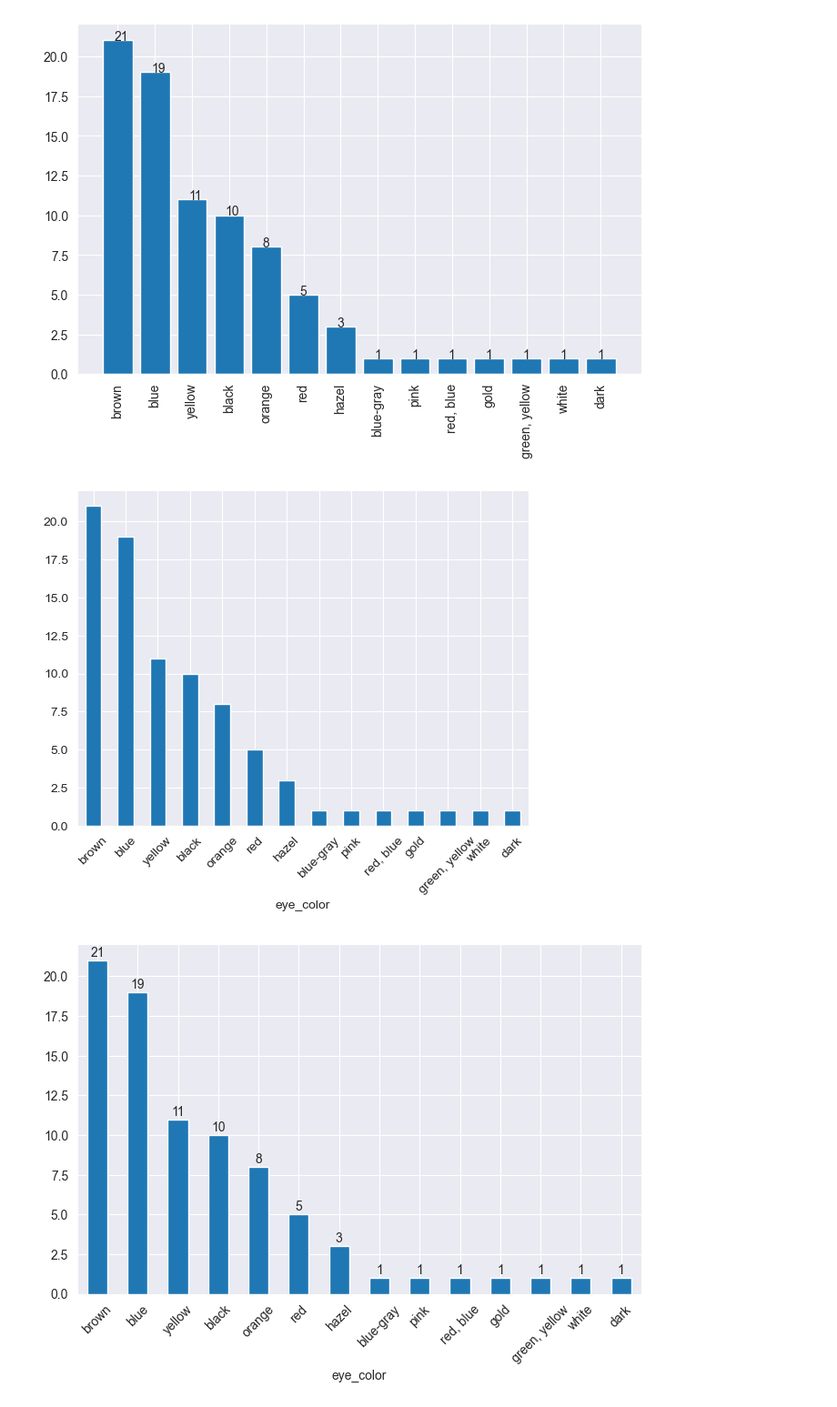
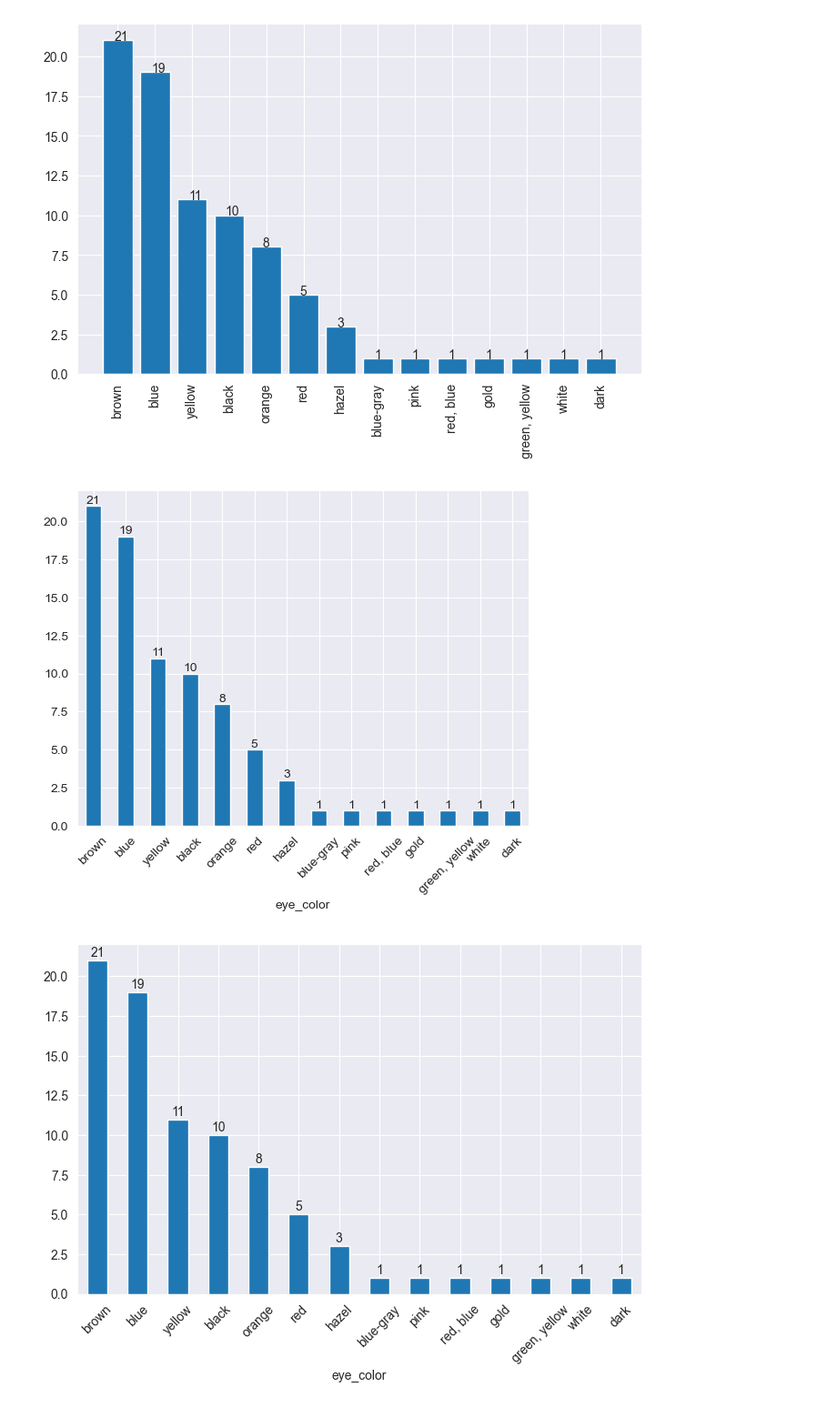
Before and after one commit to tugcese/DVwPy, a Jupyter notebook: Assignment/Star_Wars/Student_Star_Wars_Characters_assigment_1 (matplotlib)_V02.ipynb, the cells around one changed output. Shown at 91% size. Saved outputs shown, nothing was run; the diff lists cells and outputs as text; code cells hidden in the pictures.

```diff
--- a/Assignment/Star_Wars/Student_Star_Wars_Characters_assigment_1 (matplotlib)_V02.ipynb
+++ b/Assignment/Star_Wars/Student_Star_Wars_Characters_assigment_1 (matplotlib)_V02.ipynb
@@ -298,10 +353,11 @@ AttributeError: 'BarContainer' object has no attribute 'annotate'
 [figure]
 # %%
 # with pandas
-df.eye_color.value_counts().plot.bar()
-plt.xticks(rotation=45);
+ax = df.eye_color.value_counts().plot.bar()
+plt.xticks(rotation = 45)
+plt.bar_label(ax.containers[0]);
 # %% [output]
-[figure, old version]
+[figure, new version]
 # %%
 # %% [output]
 [figure]
```
Also changed, not shown: parts of 35 cells of this notebook, 1 other file.
